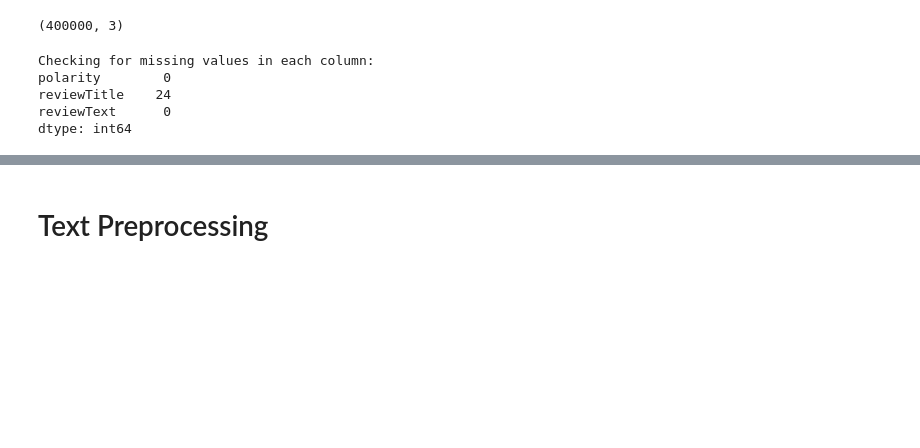
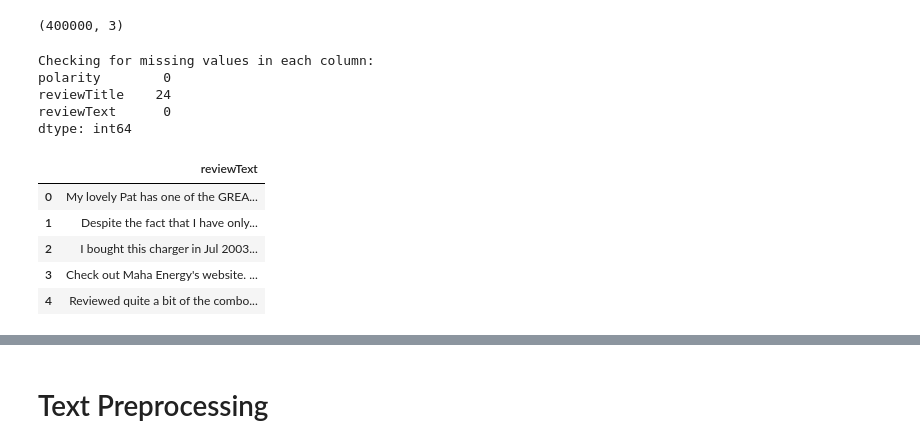
Before and after one commit to Rajeshp2005/minor_project, a Jupyter notebook: train.ipynb, the cells around one changed output, grey strips where cells are left out. Saved outputs shown, nothing was run; the diff lists cells and outputs as text; code cells hidden in the pictures; blank space fills up the shorter version.

```diff
--- a/train.ipynb
+++ b/train.ipynb
@@ -77,5 +77,15 @@ polarity        0
 reviewTitle    24
 reviewText      0
 dtype: int64
+# %%
+df = df.drop(["polarity", "reviewTitle"], axis=1)  # axis=1 means dropping columns
+df.head()
+# %% [output]
+|  | reviewText |
+| 0 | My lovely Pat has one of the GREA... |
+| 1 | Despite the fact that I have only... |
+| 2 | I bought this charger in Jul 2003... |
+| 3 | Check out Maha Energy's website. ... |
+| 4 | Reviewed quite a bit of the combo... |
 # %%
 # Remove columns that have any NaN value
```
Also changed, not shown: parts of 12 cells of this notebook, 2 other files.
